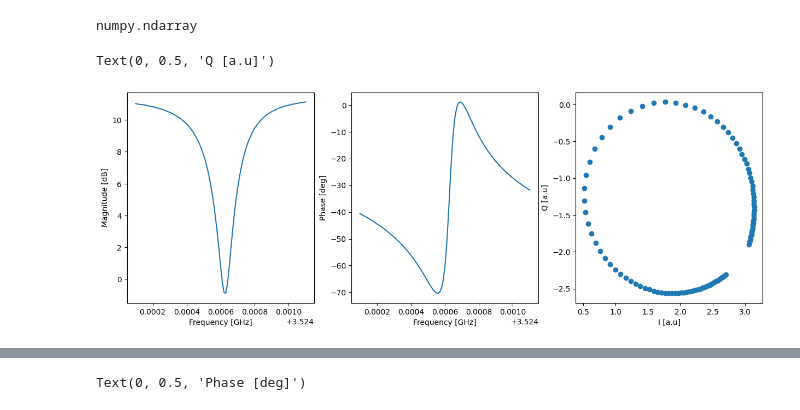
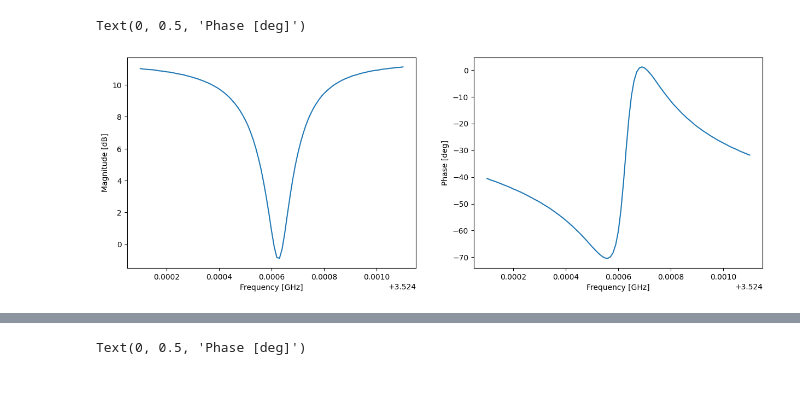
Before and after one commit to c12qe/rf-analysis-tools, a Jupyter notebook: notebook/cavity_resonance_harmonic.ipynb, the cells around one changed output, grey strips where cells are left out. Drawn from its saved outputs; the diff is of its cells as text; code cells hidden in the pictures.

```diff
--- a/notebook/Gubi-cavity_resonance_harmonic.ipynb
+++ b/notebook/cavity_resonance_harmonic.ipynb
@@ -49,27 +37,15 @@ magnitude_lin = ds.data_vars['pna_tr1_linear_magnitude'].data
-# %%
-type(magnitude)
-# %% [output]
-numpy.ndarray
 # %%
-plt.subplot(1, 3, 1) # row 1, col 2 index 1
+plt.subplot(1, 2, 1) # row 1, col 2 index 1
 plt.plot(frequency/(1000000000), magnitude)
 ax = plt.gca()
 ax.set_xlabel('Frequency [GHz]')
 ax.set_ylabel('Magnitude [dB]')
 
-plt.subplot(1, 3, 2) # row 1, col 2 index 2
+plt.subplot(1, 2, 2) # row 1, col 2 index 2
 plt.plot(frequency/(1000000000), phase)
 ax = plt.gca()
 ax.set_xlabel('Frequency [GHz]')
 ax.set_ylabel('Phase [deg]')
-
-I = magnitude_lin*np.cos(phase*np.pi/180)
-Q = magnitude_lin*np.sin(phase*np.pi/180)
-plt.subplot(1, 3, 3) # row 1, col 2 index 2
-plt.plot(I, Q,'o')
-ax = plt.gca()
-ax.set_xlabel('I [a.u]')
-ax.set_ylabel('Q [a.u]')
 # %% [output]
-Text(0, 0.5, 'Q [a.u]')
+Text(0, 0.5, 'Phase [deg]')
-[figure, old version]
+[figure, new version]
```
Also changed, not shown: parts of 8 cells of this notebook, 6 other files.
